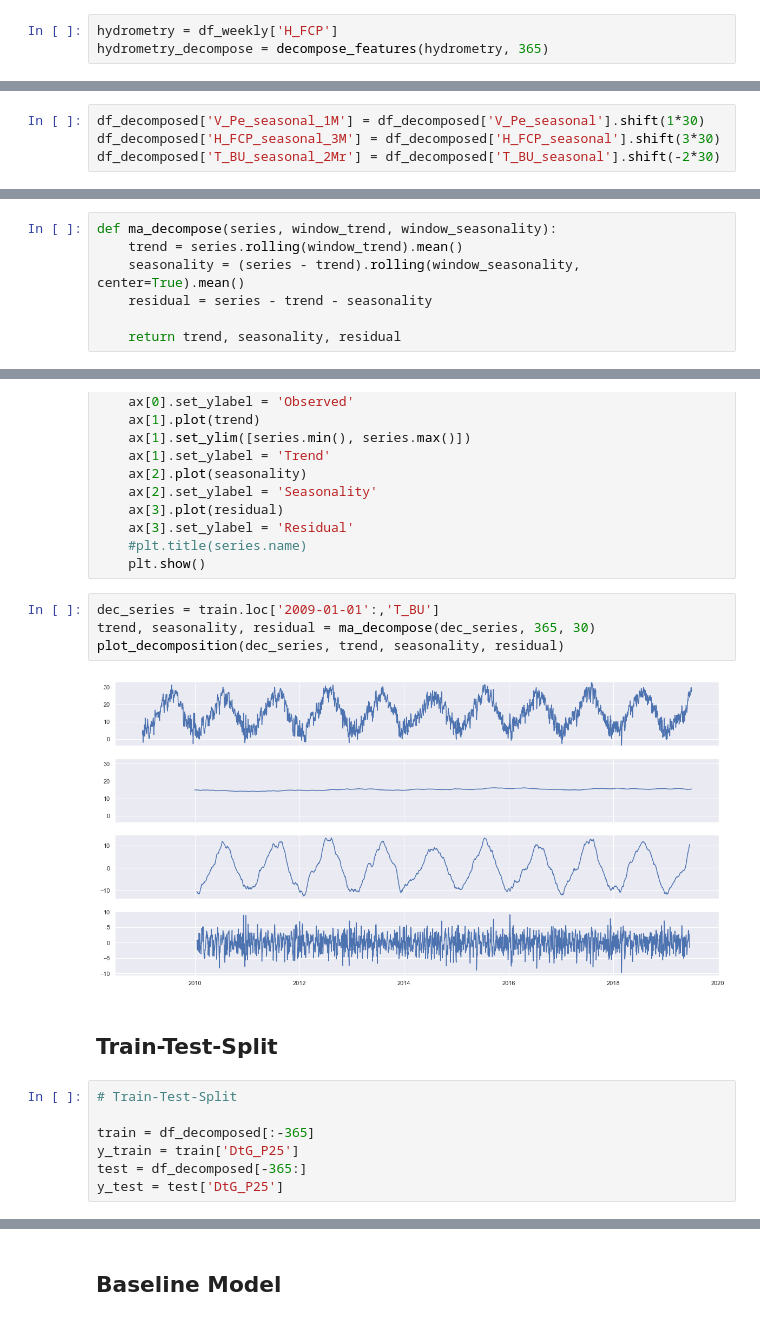
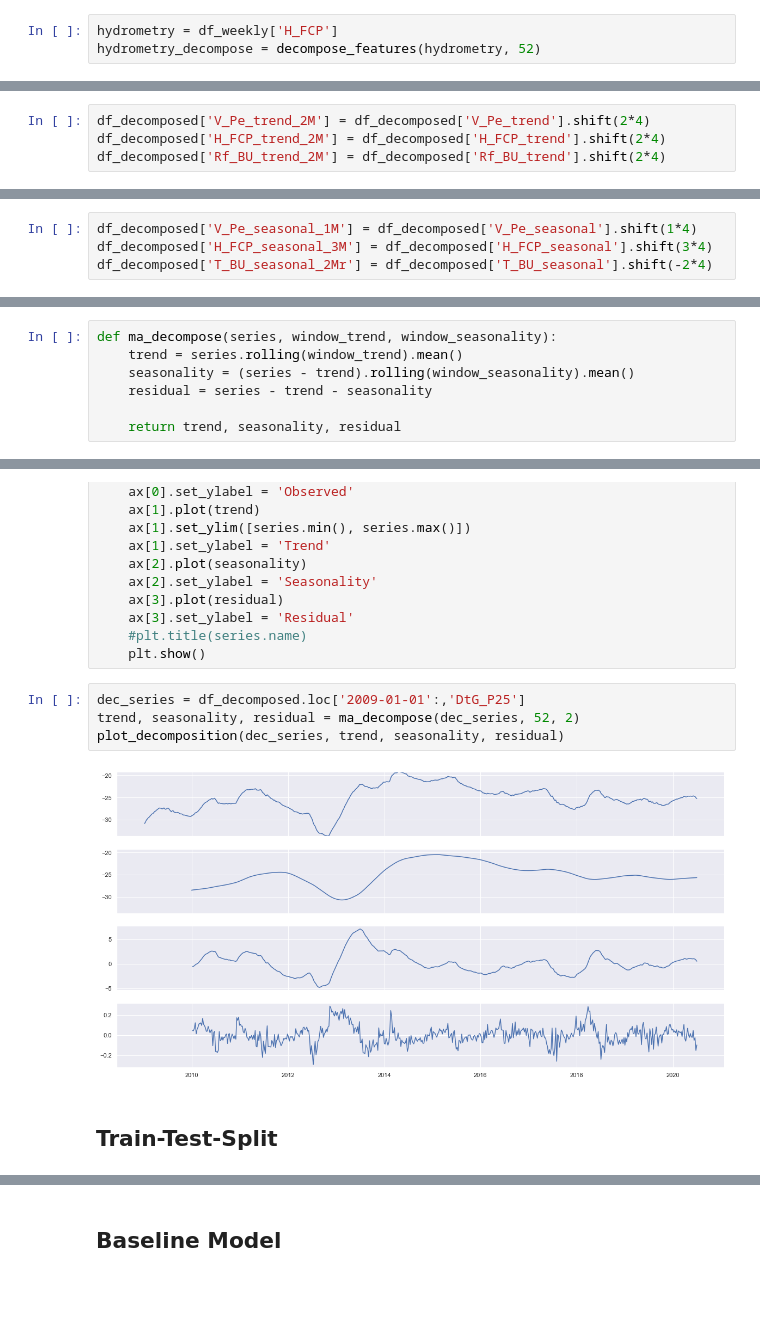
Before and after one commit to mfriebel/waterlevel_prediction, a Jupyter notebook: eda_Petrignano_2.ipynb, the cells around one changed output, grey strips where cells are left out. Cells and saved outputs as stored; diff of their text form; blank space fills up the shorter version.

```diff
--- a/eda_Petrignano_2.ipynb
+++ b/eda_Petrignano_2.ipynb
@@ -226,4 +234,4 @@ extraction_decompose = decompose_features(extraction, 365)
 # %%
 hydrometry = df_weekly['H_FCP']
-hydrometry_decompose = decompose_features(hydrometry, 365)
+hydrometry_decompose = decompose_features(hydrometry, 52)
 # %% [output]
@@ -250,4 +260,8 @@ plt.show()
 [figure]
+# %%
+df_decomposed['V_Pe_trend_2M'] = df_decomposed['V_Pe_trend'].shift(2*4)
+df_decomposed['H_FCP_trend_2M'] = df_decomposed['H_FCP_trend'].shift(2*4)
+df_decomposed['Rf_BU_trend_2M'] = df_decomposed['Rf_BU_trend'].shift(2*4)
 # %%
 col_trend = ['DtG_P25_trend', 'V_Pe_trend', 'H_FCP_trend', 'T_BU_trend', 'Rf_BU_trend']
 corr_trend =  df_decomposed[col_trend].corr()
@@ -310,7 +324,7 @@ sns.heatmap(corr_seas, cmap='coolwarm_r', annot=True)
 # %%
-df_decomposed['V_Pe_seasonal_1M'] = df_decomposed['V_Pe_seasonal'].shift(1*30)
-df_decomposed['H_FCP_seasonal_3M'] = df_decomposed['H_FCP_seasonal'].shift(3*30)
-df_decomposed['T_BU_seasonal_2Mr'] = df_decomposed['T_BU_seasonal'].shift(-2*30)
+df_decomposed['V_Pe_seasonal_1M'] = df_decomposed['V_Pe_seasonal'].shift(1*4)
+df_decomposed['H_FCP_seasonal_3M'] = df_decomposed['H_FCP_seasonal'].shift(3*4)
+df_decomposed['T_BU_seasonal_2Mr'] = df_decomposed['T_BU_seasonal'].shift(-2*4)
 # %%
 df_decomposed['V_Pe_seasonal']
 # %% [output]
@@ -358,7 +372,7 @@ sns.heatmap(corr_seas, cmap='coolwarm_r', annot=True)
 # %%
 def ma_decompose(series, window_trend, window_seasonality):
     trend = series.rolling(window_trend).mean()
-    seasonality = (series - trend).rolling(window_seasonality, center=True).mean()
+    seasonality = (series - trend).rolling(window_seasonality).mean()
     residual = series - trend - seasonality
 
     return trend, seasonality, residual
@@ -378,17 +392,10 @@ def plot_decomposition(series, trend, seasonality, residual):
     #plt.title(series.name)
     plt.show()
 # %%
-dec_series = train.loc['2009-01-01':,'T_BU']
-trend, seasonality, residual = ma_decompose(dec_series, 365, 30)
+dec_series = df_decomposed.loc['2009-01-01':,'DtG_P25']
+trend, seasonality, residual = ma_decompose(dec_series, 52, 2)
 plot_decomposition(dec_series, trend, seasonality, residual)
 # %% [output]
-[figure, old version]
+[figure, new version]
 # %% [markdown]
 ## Train-Test-Split
-# %%
-# Train-Test-Split
-
-train = df_decomposed[:-365]
-y_train = train['DtG_P25']
-test = df_decomposed[-365:]
-y_test = test['DtG_P25']
```
Also changed, not shown: parts of 83 cells of this notebook.
